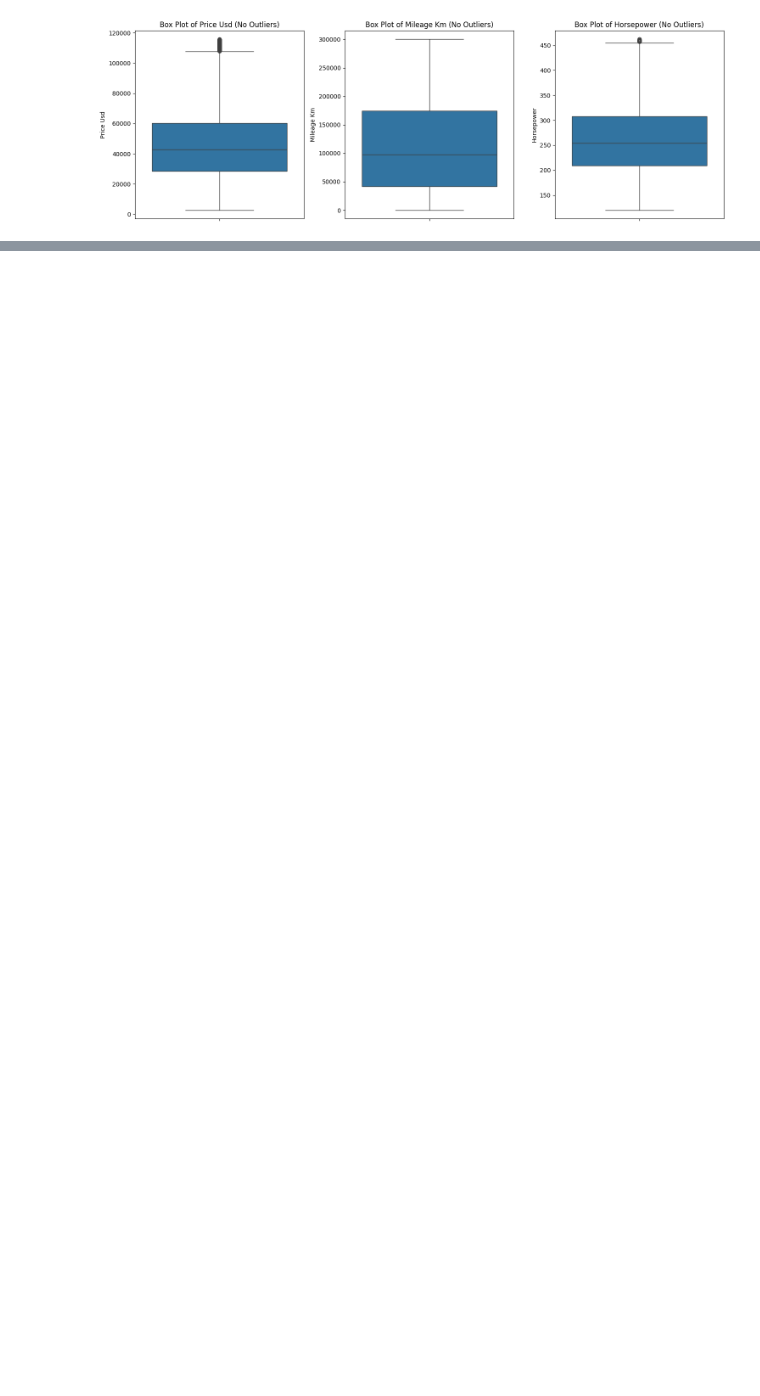
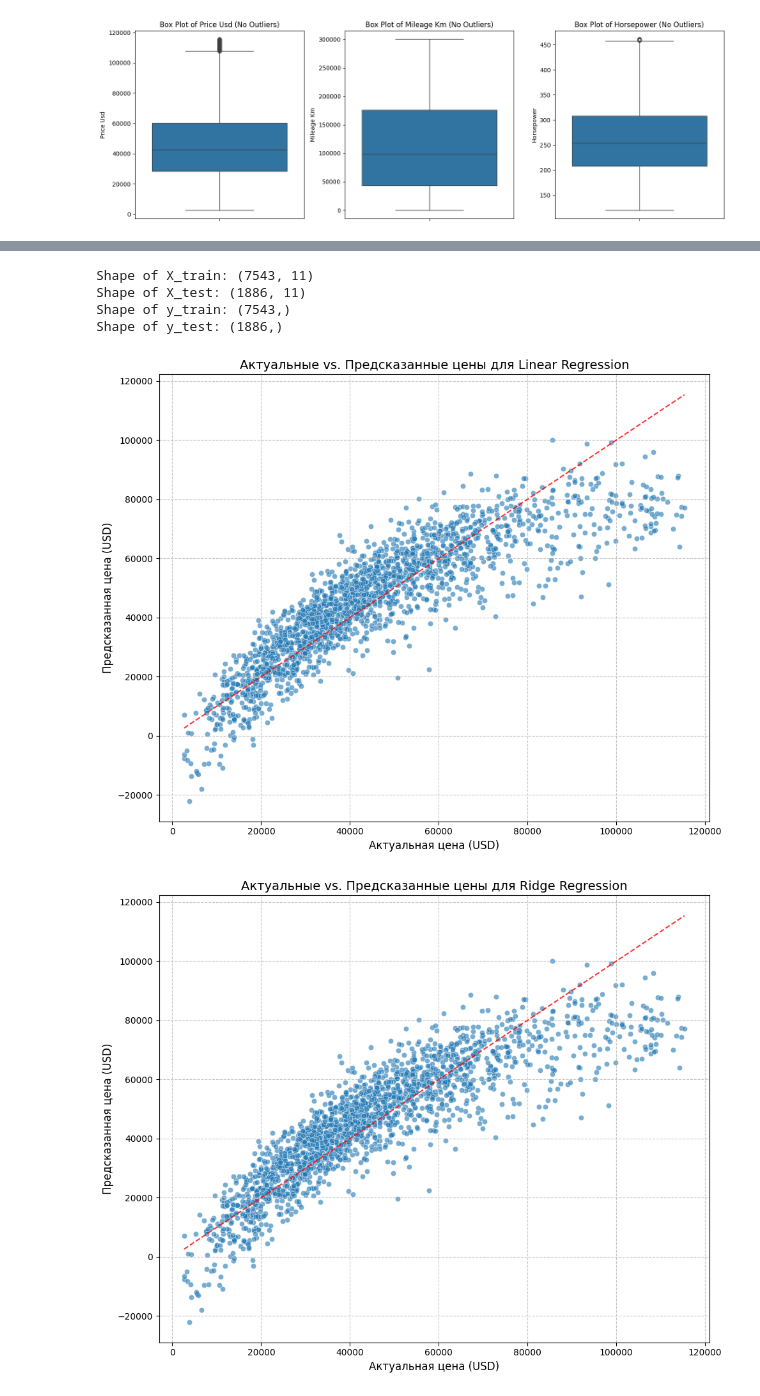
Before and after one commit to dezurnyjkipia4/DataScince, a Jupyter notebook: hw5/main.ipynb, the cells around one changed output, grey strips where cells are left out. Cells and saved outputs as stored; diff of their text form; code cells hidden in the pictures; blank space fills up the shorter version.

```diff
--- a/hw5/main.ipynb
+++ b/hw5/main.ipynb
@@ -156,0 +309,72 @@ plt.show()
+# %%
+from sklearn.model_selection import train_test_split
+
+# 1. Define features (X) by dropping the 'price_usd' column
+X = df_no_outliers.drop('price_usd', axis=1)
+
+# 2. Define the target variable (y) as the 'price_usd' column
+y = df_no_outliers['price_usd']
+
+# 3. Split the features (X) and target (y) into training and testing sets
+X_train, X_test, y_train, y_test = train_test_split(X, y, test_size=0.2, random_state=42)
+
+# 4. Print the shapes of the resulting datasets to verify the split
+print(f"Shape of X_train: {X_train.shape}")
+print(f"Shape of X_test: {X_test.shape}")
+print(f"Shape of y_train: {y_train.shape}")
+print(f"Shape of y_test: {y_test.shape}")
+# %% [output]
+Shape of X_train: (7543, 11)
+Shape of X_test: (1886, 11)
+Shape of y_train: (7543,)
+Shape of y_test: (1886,)
+# %%
+from sklearn.model_selection import train_test_split
+from sklearn.linear_model import LinearRegression, Ridge
+from sklearn.tree import DecisionTreeRegressor
+from sklearn.ensemble import RandomForestRegressor, GradientBoostingRegressor
+from sklearn.metrics import r2_score, mean_squared_error, mean_absolute_error
+import pandas as pd
+import numpy as np
+import matplotlib.pyplot as plt
+import seaborn as sns
+
+# Ensure X_train, X_test, y_train, y_test are defined by re-running the split if needed
+# This step is included for robustness in case the notebook state is reset partially
+if 'X_train' not in locals() or 'X_test' not in locals() or 'y_train' not in locals() or 'y_test' not in locals():
+    X = df_no_outliers.drop('price_usd', axis=1)
+    y = df_no_outliers['price_usd']
+    X_train, X_test, y_train, y_test = train_test_split(X, y, test_size=0.2, random_state=42)
+
+# Re-initialize and train models to ensure they are available in the current context
+models = {
+    'Linear Regression': LinearRegression(),
+    'Ridge Regression': Ridge(random_state=42),
+    'Decision Tree Regressor': DecisionTreeRegressor(random_state=42),
+    'Random Forest Regressor': RandomForestRegressor(random_state=42),
+    'Gradient Boosting Regressor': GradientBoostingRegressor(random_state=42)
+}
+
+# Train all models
+for name, model in models.items():
+    model.fit(X_train, y_train)
+
+# Visualize actual vs. predicted prices for ALL models
+for name, model in models.items():
+    y_pred = model.predict(X_test)
+
+    plot_df = pd.DataFrame({'Actual': y_test, 'Predicted': y_pred})
+    plot_df['Model'] = data.loc[y_test.index, 'model'] # Assuming 'data' (original df) is still available for original model names
+
+    plt.figure(figsize=(10, 8))
+    sns.scatterplot(x='Actual', y='Predicted', data=plot_df, alpha=0.6)
+    plt.plot([y_test.min(), y_test.max()], [y_test.min(), y_test.max()], color='red', ls='--', alpha=0.8) # Diagonal line for perfect prediction
+    plt.title(f'Актуальные vs. Предсказанные цены для {name}', fontsize=14)
+    plt.xlabel('Актуальная цена (USD)', fontsize=12)
+    plt.ylabel('Предсказанная цена (USD)', fontsize=12)
+    plt.grid(True, linestyle='--', alpha=0.7)
+    plt.tight_layout()
+    plt.show()
+# %% [output]
+[figure, added]
+[figure, added]
```
Also changed, not shown: parts of 18 cells of this notebook.
